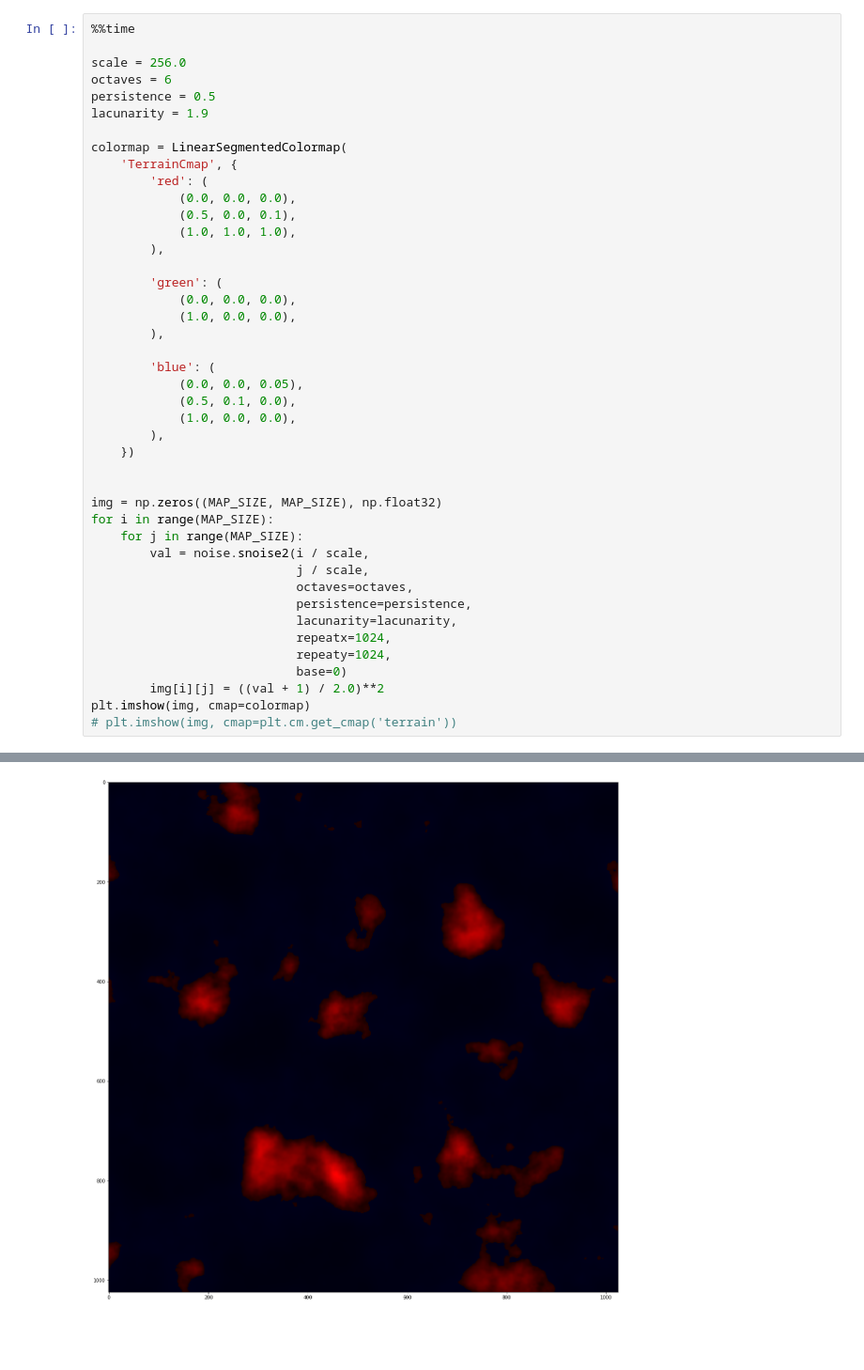
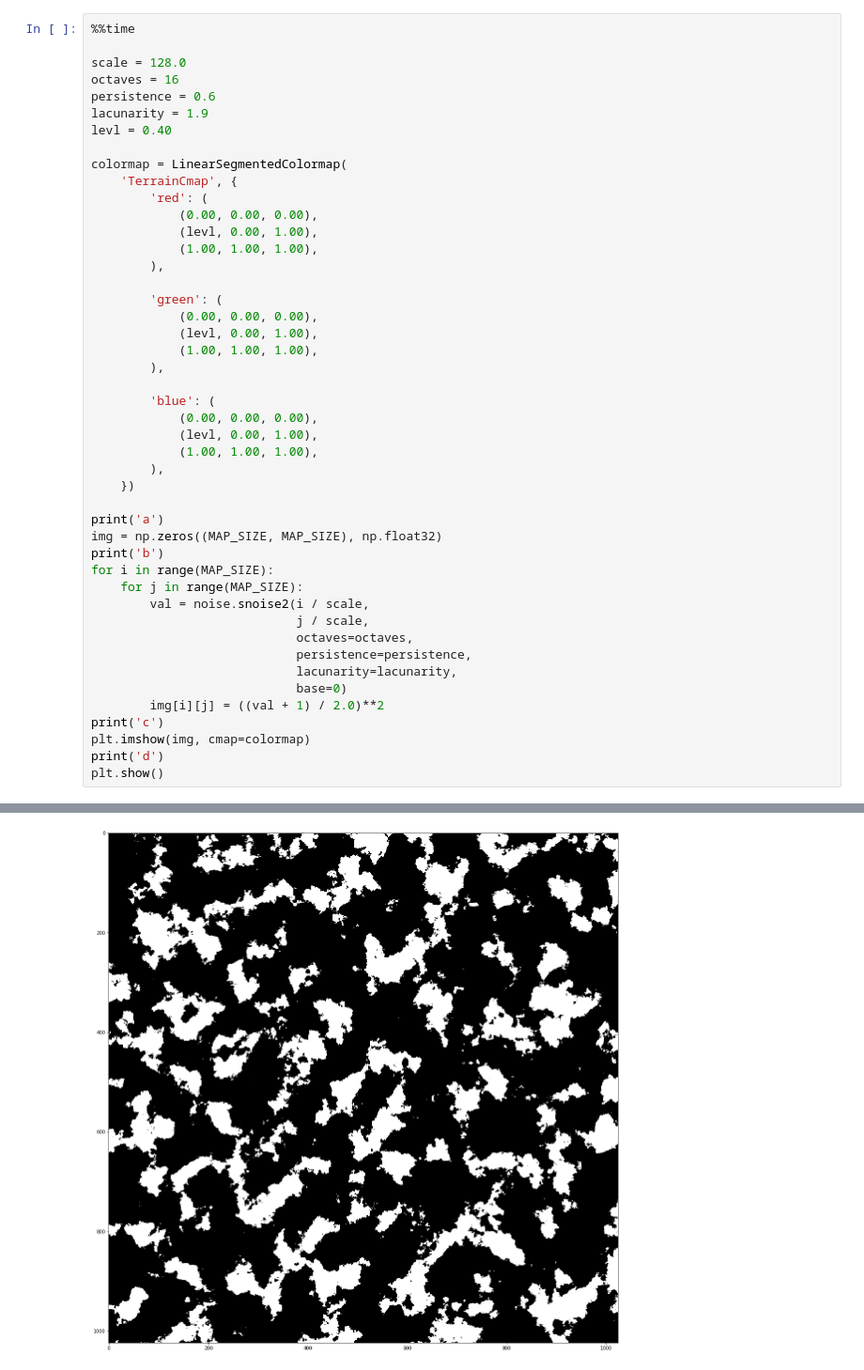
Before and after one commit to vstepchik/moldmapgen, a Jupyter notebook: generate.ipynb, the cells around one changed output, grey strips where cells are left out. Shown at 94% size. Cells and saved outputs as stored; diff of their text form; blank space fills up the shorter version.

```diff
--- a/generate.ipynb
+++ b/generate.ipynb
@@ -86,33 +88,36 @@ plt.imshow(img)
 # %%
 %%time
 
-scale = 256.0
-octaves = 6
-persistence = 0.5
+scale = 128.0
+octaves = 16
+persistence = 0.6
 lacunarity = 1.9
+levl = 0.40
 
 colormap = LinearSegmentedColormap(
     'TerrainCmap', {
         'red': (
-            (0.0, 0.0, 0.0),
-            (0.5, 0.0, 0.1),
-            (1.0, 1.0, 1.0),
+            (0.00, 0.00, 0.00),
+            (levl, 0.00, 1.00),
+            (1.00, 1.00, 1.00),
         ),
 
         'green': (
-            (0.0, 0.0, 0.0),
-            (1.0, 0.0, 0.0),
+            (0.00, 0.00, 0.00),
+            (levl, 0.00, 1.00),
+            (1.00, 1.00, 1.00),
         ),
 
         'blue': (
-            (0.0, 0.0, 0.05),
-            (0.5, 0.1, 0.0),
-            (1.0, 0.0, 0.0),
+            (0.00, 0.00, 0.00),
+            (levl, 0.00, 1.00),
+            (1.00, 1.00, 1.00),
         ),
     })
 
-
+print('a')
 img = np.zeros((MAP_SIZE, MAP_SIZE), np.float32)
+print('b')
 for i in range(MAP_SIZE):
     for j in range(MAP_SIZE):
         val = noise.snoise2(i / scale,
@@ -120,10 +125,10 @@ for i in range(MAP_SIZE):
                             octaves=octaves,
                             persistence=persistence,
                             lacunarity=lacunarity,
-                            repeatx=1024,
-                            repeaty=1024,
                             base=0)
         img[i][j] = ((val + 1) / 2.0)**2
+print('c')
 plt.imshow(img, cmap=colormap)
-# plt.imshow(img, cmap=plt.cm.get_cmap('terrain'))
+print('d')
+plt.show()
 # %% [output]
@@ -132 +139 @@ Wall time: 2.17 s
-[figure, old version]
+[figure, new version]
```
Also changed, not shown: parts of 7 cells of this notebook.
